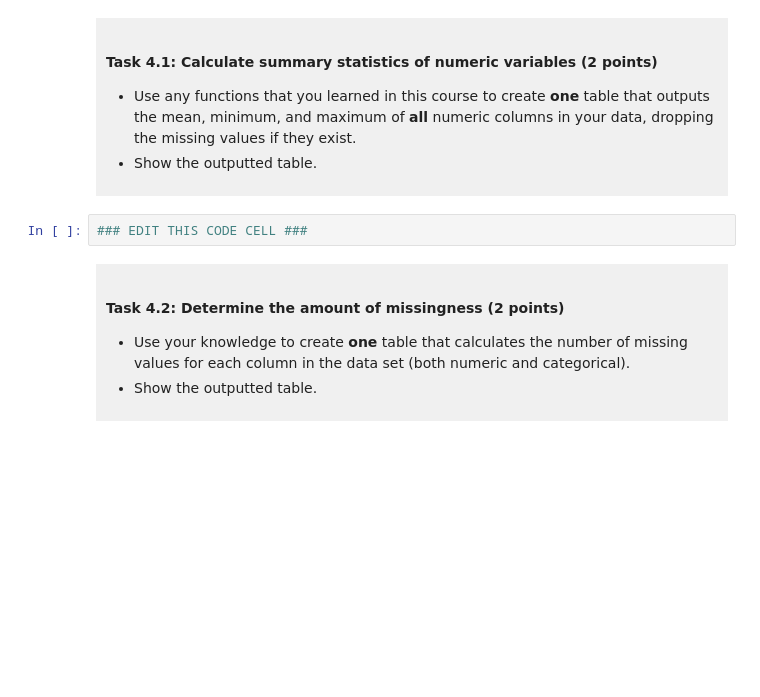
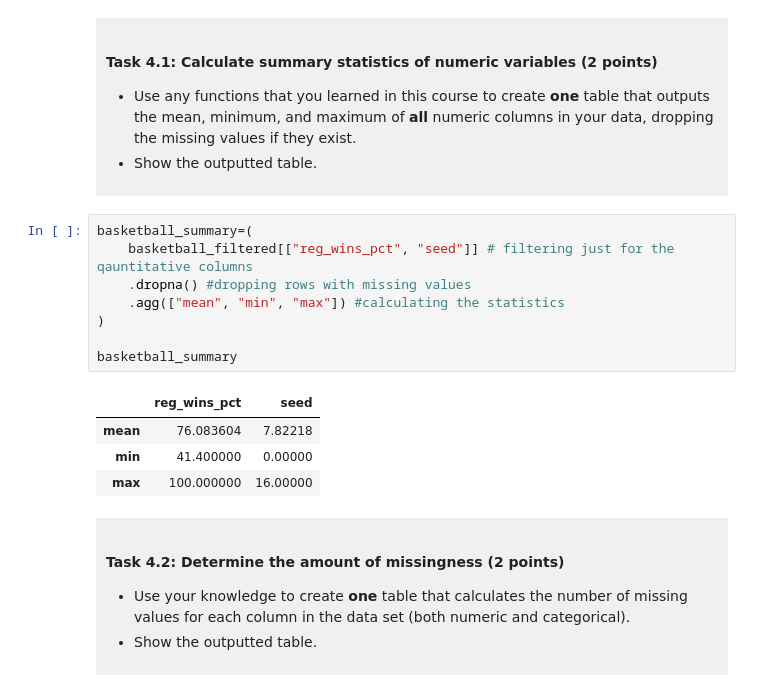
Before and after one commit to alicjakwasniak01-lgtm/dsci-100-project-Alicja-Kwasniak, a Jupyter notebook: dsci-100-project-notebook.ipynb, the cells around one changed output. Drawn from its saved outputs; the diff is of its cells as text; blank space fills up the shorter version.

```diff
--- a/dsci-100-project-notebook.ipynb
+++ b/dsci-100-project-notebook.ipynb
@@ -249,7 +249,18 @@ You will refine your research question (if needed) and produce a tidy data set.
 
 </div>
 # %%
-### EDIT THIS CODE CELL ###
+basketball_summary=(
+    basketball_filtered[["reg_wins_pct", "seed"]] # filtering just for the qauntitative columns
+    .dropna() #dropping rows with missing values
+    .agg(["mean", "min", "max"]) #calculating the statistics
+)
+
+basketball_summary
+# %% [output]
+|  | reg_wins_pct | seed |
+| mean | 76.083604 | 7.82218 |
+| min | 41.400000 | 0.00000 |
+| max | 100.000000 | 16.00000 |
 # %% [markdown]
 <div style="background-color: #f0f0f0; padding: 10px;">
 
```
Also changed, not shown: parts of 10 cells of this notebook.
